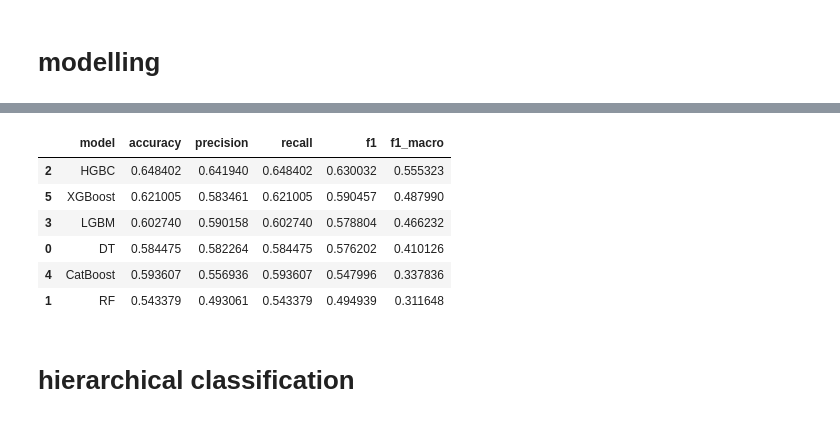
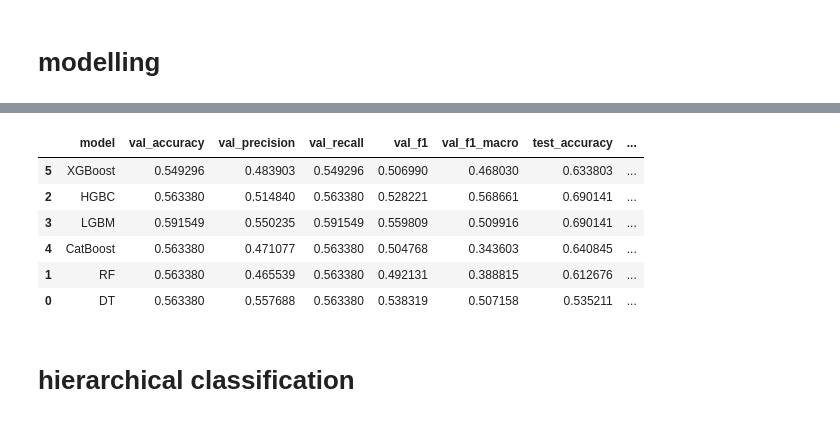
Before and after one commit to rakuzai/alcr-2026, a Jupyter notebook: code/notebook/main.ipynb, the cells around one changed output, grey strips where cells are left out. Cells and saved outputs as stored; diff of their text form; code cells hidden in the pictures.

Commit message:
feat: train test val

```diff
--- a/code/notebook/main.ipynb
+++ b/code/notebook/main.ipynb
@@ -308,7 +308,7 @@ feat['hour'] = feat['window_start'].dt.hour
 feat['minute'] = feat['window_start'].dt.minute
 feat['second'] = feat['window_start'].dt.second
 # %%
-feat = feat.fillna(-1)
+feat = feat.fillna(-100)
 # %% [markdown]
 # modelling
 # %%
@@ -392,15 +429,18 @@ models.update({
         num_class=len(set(y_enc)),
         n_estimators=300,
         learning_rate=0.05,
-        random_state=42
+        random_state=42,
+        verbosity=-1,
+        verbose=-1
     ),
     "CatBoost": CatBoostClassifier(
         iterations=300,
         learning_rate=0.05,
         depth=6,
         verbose=0,
-        random_state=42
+        random_state=42,
     ),
+
     "XGBoost": XGBClassifier(
         objective='multi:softprob',
         num_class=len(set(y_enc)),
@@ -408,7 +448,8 @@ models.update({
         learning_rate=0.05,
         max_depth=6,
         eval_metric='mlogloss',
-        random_state=42
+        random_state=42,
+        verbosity=0
     )
 })
 # %%
@@ -447,14 +518,14 @@ And if memory is not enough, you can set `force_col_wise=true`.
 # %%
-results_df = pd.DataFrame(results).sort_values('f1_macro', ascending=False)
+results_df = pd.DataFrame(results).sort_values('test_f1_macro', ascending=False)
 results_df
 # %% [output]
-|  | model | accuracy | precision | recall | f1 | f1_macro |
-| 2 | HGBC | 0.648402 | 0.641940 | 0.648402 | 0.630032 | 0.555323 |
-| 5 | XGBoost | 0.621005 | 0.583461 | 0.621005 | 0.590457 | 0.487990 |
-| 3 | LGBM | 0.602740 | 0.590158 | 0.602740 | 0.578804 | 0.466232 |
-| 0 | DT | 0.584475 | 0.582264 | 0.584475 | 0.576202 | 0.410126 |
-| 4 | CatBoost | 0.593607 | 0.556936 | 0.593607 | 0.547996 | 0.337836 |
-| 1 | RF | 0.543379 | 0.493061 | 0.543379 | 0.494939 | 0.311648 |
+|  | model | val_accuracy | val_precision | val_recall | val_f1 | val_f1_macro | test_accuracy | ... |
+| 5 | XGBoost | 0.549296 | 0.483903 | 0.549296 | 0.506990 | 0.468030 | 0.633803 | ... |
+| 2 | HGBC | 0.563380 | 0.514840 | 0.563380 | 0.528221 | 0.568661 | 0.690141 | ... |
+| 3 | LGBM | 0.591549 | 0.550235 | 0.591549 | 0.559809 | 0.509916 | 0.690141 | ... |
+| 4 | CatBoost | 0.563380 | 0.471077 | 0.563380 | 0.504768 | 0.343603 | 0.640845 | ... |
+| 1 | RF | 0.563380 | 0.465539 | 0.563380 | 0.492131 | 0.388815 | 0.612676 | ... |
+| 0 | DT | 0.563380 | 0.557688 | 0.563380 | 0.538319 | 0.507158 | 0.535211 | ... |
 # %% [markdown]
 # hierarchical classification
 # %%
```
Also changed, not shown: parts of 12 cells of this notebook, 4 other files.
